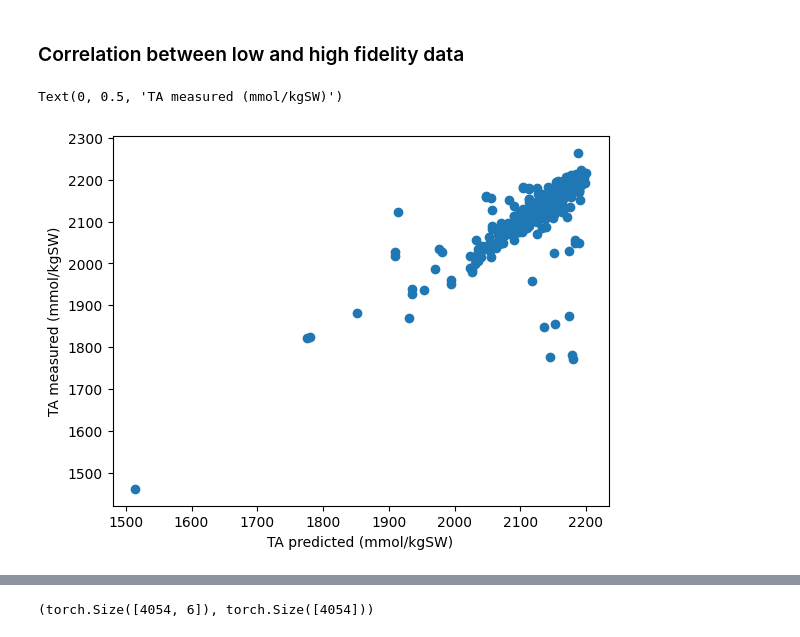
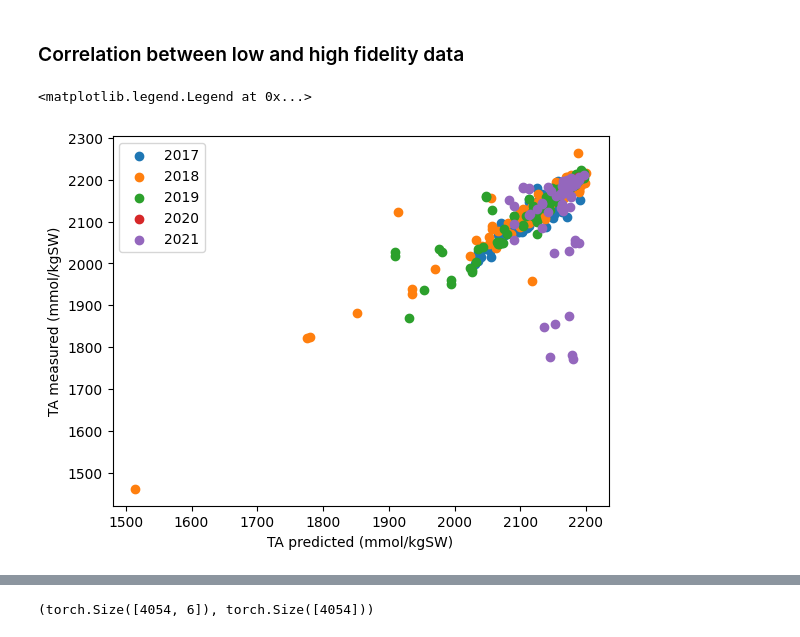
Before and after one commit to becklabs/oa-modeling, a Jupyter notebook: code/dataAnalysis/MultifidelityModeling.ipynb, the cells around one changed output, grey strips where cells are left out. Cells and saved outputs as stored; diff of their text form; code cells hidden in the pictures.

```diff
--- a/code/dataAnalysis/MultifidelityModeling.ipynb
+++ b/code/dataAnalysis/MultifidelityModeling.ipynb
@@ -17,24 +17,26 @@ data['year'] = data['PROF_DATE_TIME_LOCAL'].dt.year
 data['month'] = data['PROF_DATE_TIME_LOCAL'].dt.month
 data['day'] = data['PROF_DATE_TIME_LOCAL'].dt.day
 
-print(len(data[(data['SAL (PSU)'].isnull()) & (data['TA in (mmol/kgSW)'].notnull())]))
-
+# Remove any rows with missing data (CC/HAR/NFAL is removed)
 data = data[(data['LATITUDE'].notnull())
             & (data['LONGITUDE'].notnull())
             & (data['PROF_DATE_TIME_LOCAL'].notnull())
             & (data['DEPTH (m)'].notnull())]
 
-# GET only the data from the 2019 season using datetime
-#data = data[data['PROF_DATE_TIME_LOCAL'] >= datetime(2018, 1, 1, tzinfo=pytz.UTC)]
-#data = data[data['PROF_DATE_TIME_LOCAL'] < datetime(2020, 1, 1, tzinfo=pytz.UTC)]
+
 
 # Remove a station for validation
-print(Counter(data[data['TA in (mmol/kgSW)'].notnull()]['STAT_ID']))
-f05 = data[data['STAT_ID'] == 'N18']
-data = data[data['STAT_ID'] != 'N18']
+# N18
+val_stat = 'N18'
+n18 = data[data['STAT_ID'] == val_stat]
 
-# Split the data into hifi an lofi
-ta = data[data['TA in (mmol/kgSW)'].notnull()]
+# Split the data into hifi an lofi without the validation station
+ta = data[(data['TA in (mmol/kgSW)'].notnull()) & (data['STAT_ID'] != val_stat)]
+print(Counter(ta['STAT_ID']))
+# Print the date range for every station in the data
+#for station in ta['STAT_ID'].unique():
+    #print(station, ta[ta['STAT_ID'] == station]['PROF_DATE_TIME_LOCAL'].min(),
+          #ta[ta['STAT_ID'] == station]['PROF_DATE_TIME_LOCAL'].max())
 
-sal = data[data['SAL (PSU)'].notnull()]
+sal = data[(data['SAL (PSU)'].notnull()) & (data['STAT_ID'] != val_stat)]
 # %% [output]
@@ -49,6 +50,6 @@ TA(micro mol/kg) = SAL(g/kg) * 47.6 + 643
 # %% [markdown]
 <img src="hunt2021.jpg" alt="drawing" width="300"/>
 # %%
-def lofi(sal):
+def ta_from_sal(sal):
     return 47.6 * sal + 643
 # %%
@@ -73,15 +67,22 @@ hifi_ta = ta['TA in (mmol/kgSW)'].values
 ### Correlation between low and high fidelity data
 # %%
 # use the lofi model to predict TA from salinity in a new column
-predicted_ta = ta['SAL (PSU)'].apply(lofi)
+predicted_ta = ta['SAL (PSU)'].apply(ta_from_sal)
 
 # Plot the lofi model against the hifi data
-plt.scatter(predicted_ta, ta['TA in (mmol/kgSW)'])
+# PLot each year of data with a different color
+for year in range(2017, 2022):
+    plt.scatter(predicted_ta[ta['year'] == year], ta['TA in (mmol/kgSW)'][ta['year'] == year], label=year)
 plt.xlabel('TA predicted (mmol/kgSW)')
 plt.ylabel('TA measured (mmol/kgSW)')
+plt.legend()
+
+#plt.scatter(predicted_ta, ta['TA in (mmol/kgSW)'])
+#plt.xlabel('TA predicted (mmol/kgSW)')
+#plt.ylabel('TA measured (mmol/kgSW)')
 # %% [output]
-Text(0, 0.5, 'TA measured (mmol/kgSW)')
+<matplotlib.legend.Legend at 0x...>
-[figure, old version]
+[figure, new version]
 # %%
 # Plot total alkalinity vs time
 plt.scatter(ta['PROF_DATE_TIME_LOCAL'], ta['TA in (mmol/kgSW)'])
```
Also changed, not shown: parts of 22 cells of this notebook, 13 other files.
